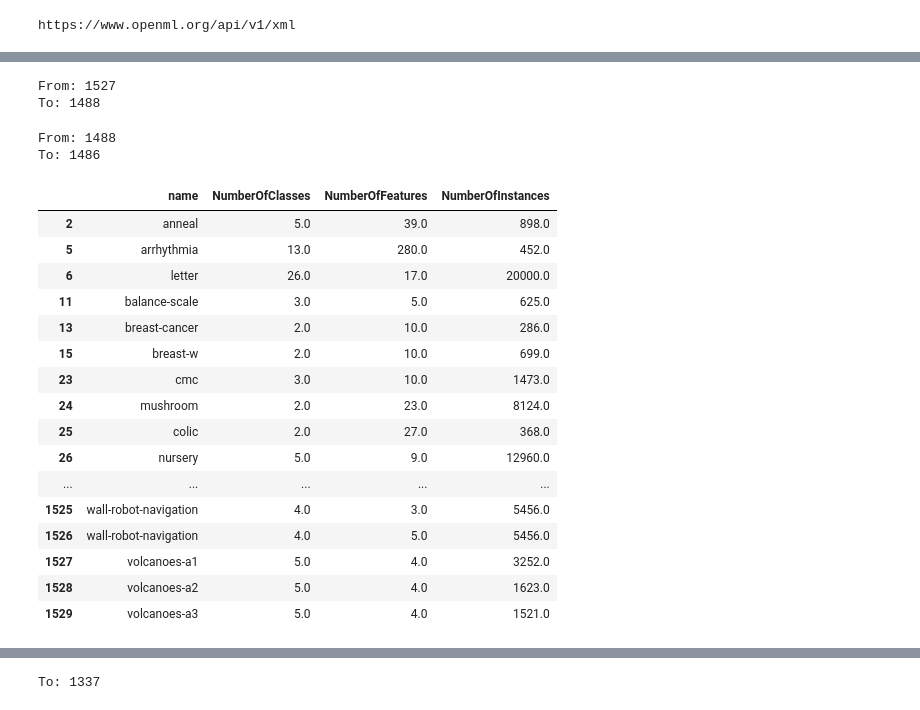
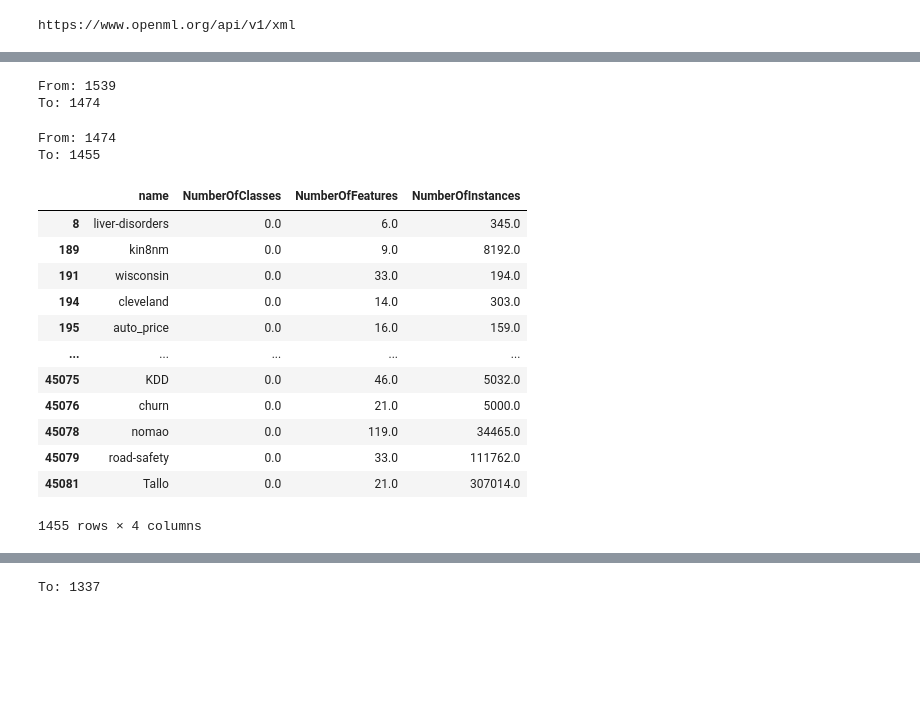
Before and after one commit to WmWessels/MasterThesis, a Jupyter notebook: GetOpenMLTaskIDs_regr.ipynb, the cells around one changed output, grey strips where cells are left out. Cells and saved outputs as stored; diff of their text form; code cells hidden in the pictures; blank space fills up the shorter version.

```diff
--- a/GetOpenMLTaskIDs_regr.ipynb
+++ b/GetOpenMLTaskIDs_regr.ipynb
@@ -113,0 +116,21 @@ df = pd.DataFrame(manually_look_at)
+# %%
+# This list contains all manually collected dataset ids as in
+# https://docs.google.com/spreadsheets/d/1XH1mQFq7-1fs28F-CQJo6i6Wg7IlpDS0aDTAJBoaD7k/edit#gid=0
+print("From:", len(to_consider))
+for did in [209, 543, 4545, 42092, 42635, 42723, 43465, 43984, 43986,
+            43989, 43992, 43994, 43996, 43997, 43998, 43999, 44002,
+            44009, 44011, 44013, 44014, 44015, 44016, 44019, 44039,
+            44042, 44044, 44047, 44049, 44051, 44054, 44057, 44059,
+            44061, 44062, 44063, 44064, 44066, 44134, 44136, 44138,
+            44139, 44140, 4414, 44142, 44144, 44152, 44201, 44202,
+            44203, 44269, 44956, 44979, 44985, 44987, 44988, 44990,
+            45031, 45032, 45033, 45041, 45042, 42713, 44000, 44017, 44048, 44063, 44142]:
+    to_remove.add(did)
+
+for did in to_remove:
+    if did in to_consider:
+        del to_consider[did]
+print("To:", len(to_consider)) # 603
+# %% [output]
+From: 1539
+To: 1474
@@ -114,16 +172,16 @@ df = pd.DataFrame(manually_look_at)
 # %%
 # This list contains all manually collected dataset ids as in
-# https://docs.google.com/spreadsheets/d/1XH1mQFq7-1fs28F-CQJo6i6Wg7IlpDS0aDTAJBoaD7k/edit#gid=0
+# https://docs.google.com/spreadsheets/d/1SWEBsFTykdUMq-wBcx9NHchhdolB632EJYaAmQwwQtM/edit#gid=0
 print("From:", len(to_consider))
-for did in [14, 16, 18, 20, 22, 36, 150, 179, 180, 958, 962, 971, 978, 994, 995, 1020, 1022, 1112, 1113, 1114,
-            1119, 1242, 1558, 40979, 40997, 40998, 40999, 41000, 41001, 41002, 41003, 41004, 41005,
-            41006, 41007, 43900, 43947, 44096, 44097, 44098]:
+for did in [315, 580, 610, 652, 41938, 41968, 41969, 43070, 43672, 43888, 43983, 43991,
+            44008, 44133, 44141, 44971, 44972, 44989, 45030]:
     to_remove.add(did)
 
 for did in to_remove:
     if did in to_consider:
         del to_consider[did]
-print("To:", len(to_consider)) # 603
+print("To:", len(to_consider)) # 599
+# check whether we can work usefully with creditcard (1597)
 # %% [output]
-From: 1527
-To: 1488
+From: 1474
+To: 1455
@@ -165,45 +188,26 @@ with open("ManualMetafeatures.csv", "w") as fh:
-# %%
-# This list contains all manually collected dataset ids as in
-# https://docs.google.com/spreadsheets/d/1SWEBsFTykdUMq-wBcx9NHchhdolB632EJYaAmQwwQtM/edit#gid=0
-print("From:", len(to_consider))
-for did in [44153, 44234]:
-    to_remove.add(did)
-
-for did in to_remove:
-    if did in to_consider:
-        del to_consider[did]
-print("To:", len(to_consider)) # 599
-# check whether we can work usefully with creditcard (1597)
-# %% [output]
-From: 1488
-To: 1486
 # %%
-pd.set_option('display.max_rows', None)
+pd.set_option('display.max_rows', 25)
 columns = ['name', 'NumberOfClasses', 'NumberOfFeatures', 'NumberOfInstances', ]
 
 to_consider_stats = pd.DataFrame(
     {k: v for k, v in all_datasets.items() if k in to_consider}
 ).transpose()[columns]
 
 to_consider_stats
 # %% [output]
 |  | name | NumberOfClasses | NumberOfFeatures | NumberOfInstances |
-| 2 | anneal | 5.0 | 39.0 | 898.0 |
-| 5 | arrhythmia | 13.0 | 280.0 | 452.0 |
-| 6 | letter | 26.0 | 17.0 | 20000.0 |
-| 11 | balance-scale | 3.0 | 5.0 | 625.0 |
-| 13 | breast-cancer | 2.0 | 10.0 | 286.0 |
-| 15 | breast-w | 2.0 | 10.0 | 699.0 |
-| 23 | cmc | 3.0 | 10.0 | 1473.0 |
-| 24 | mushroom | 2.0 | 23.0 | 8124.0 |
-| 25 | colic | 2.0 | 27.0 | 368.0 |
-| 26 | nursery | 5.0 | 9.0 | 12960.0 |
+| 8 | liver-disorders | 0.0 | 6.0 | 345.0 |
+| 189 | kin8nm | 0.0 | 9.0 | 8192.0 |
+| 191 | wisconsin | 0.0 | 33.0 | 194.0 |
+| 194 | cleveland | 0.0 | 14.0 | 303.0 |
+| 195 | auto_price | 0.0 | 16.0 | 159.0 |
 | ... | ... | ... | ... | ... |
-| 1525 | wall-robot-navigation | 4.0 | 3.0 | 5456.0 |
-| 1526 | wall-robot-navigation | 4.0 | 5.0 | 5456.0 |
-| 1527 | volcanoes-a1 | 5.0 | 4.0 | 3252.0 |
-| 1528 | volcanoes-a2 | 5.0 | 4.0 | 1623.0 |
-| 1529 | volcanoes-a3 | 5.0 | 4.0 | 1521.0 |
+| 45075 | KDD | 0.0 | 46.0 | 5032.0 |
+| 45076 | churn | 0.0 | 21.0 | 5000.0 |
+| 45078 | nomao | 0.0 | 119.0 | 34465.0 |
+| 45079 | road-safety | 0.0 | 33.0 | 111762.0 |
+| 45081 | Tallo | 0.0 | 21.0 | 307014.0 |
+1455 rows × 4 columns
 # %%
 # remove sparse datasets
 # print("From:", len(to_consider))
```
Also changed, not shown: parts of 17 cells of this notebook, 3 other files.
